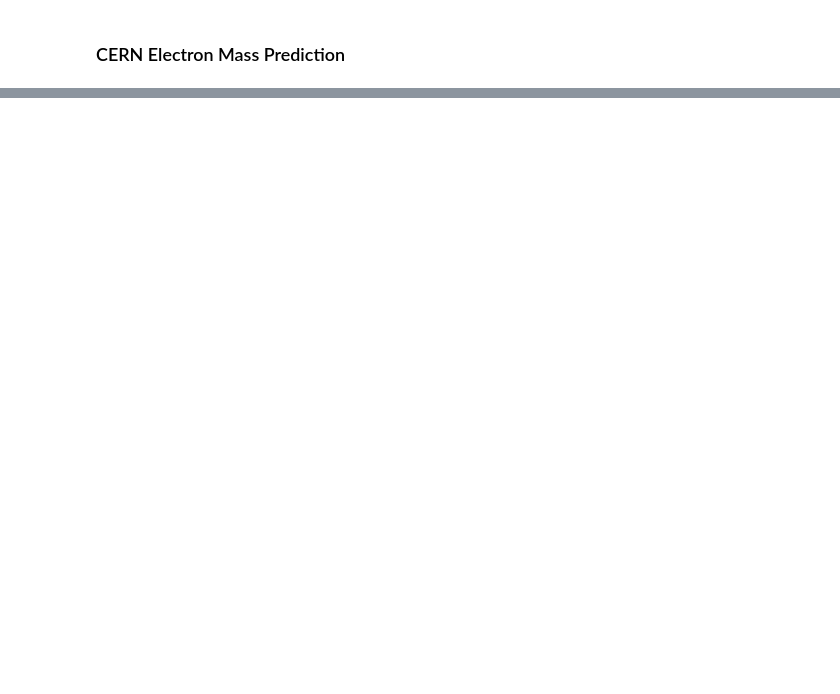
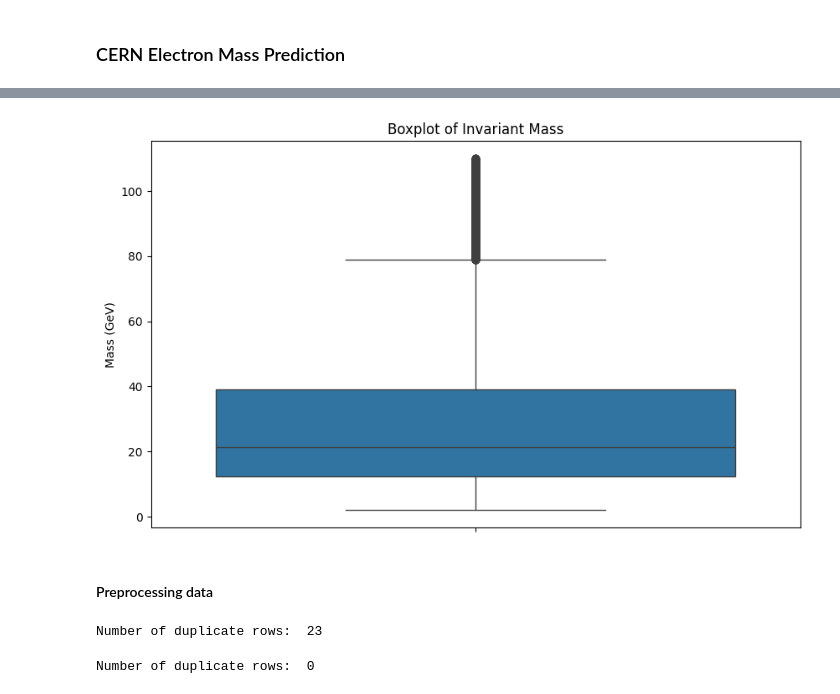
Before and after one commit to RafaeldeLimaThomaz/electron-mass-invariance-cern, a Jupyter notebook: massInvariant.ipynb, the cells around one changed output, grey strips where cells are left out. Drawn from its saved outputs; the diff is of its cells as text; code cells hidden in the pictures; blank space fills up the shorter version.

```diff
--- a/massInvariant.ipynb
+++ b/massInvariant.ipynb
@@ -15,0 +113,23 @@ ModuleNotFoundError: No module named 'lightgbm'
+# %%
+# Boxplot for particle mass
+plt.figure(figsize=(10, 6))
+sns.boxplot(data=df['M'])
+plt.title('Boxplot of Invariant Mass')
+plt.ylabel('Mass (GeV)')
+plt.show()
+# %% [output]
+[figure, added]
+# %% [markdown]
+#### Preprocessing data
+# %%
+# Fill missing values of Mass with the mean
+df['M'].fillna(df['M'].mean(), inplace=True)
+print("Number of duplicate rows: ", df.duplicated().sum())
+# %% [output]
+Number of duplicate rows:  23
+# %%
+# Drop duplicate rows
+df = df.drop_duplicates()
+print("Number of duplicate rows: ", df.duplicated().sum())
+# %% [output]
+Number of duplicate rows:  0
```
Also changed, not shown: parts of 40 cells of this notebook.
